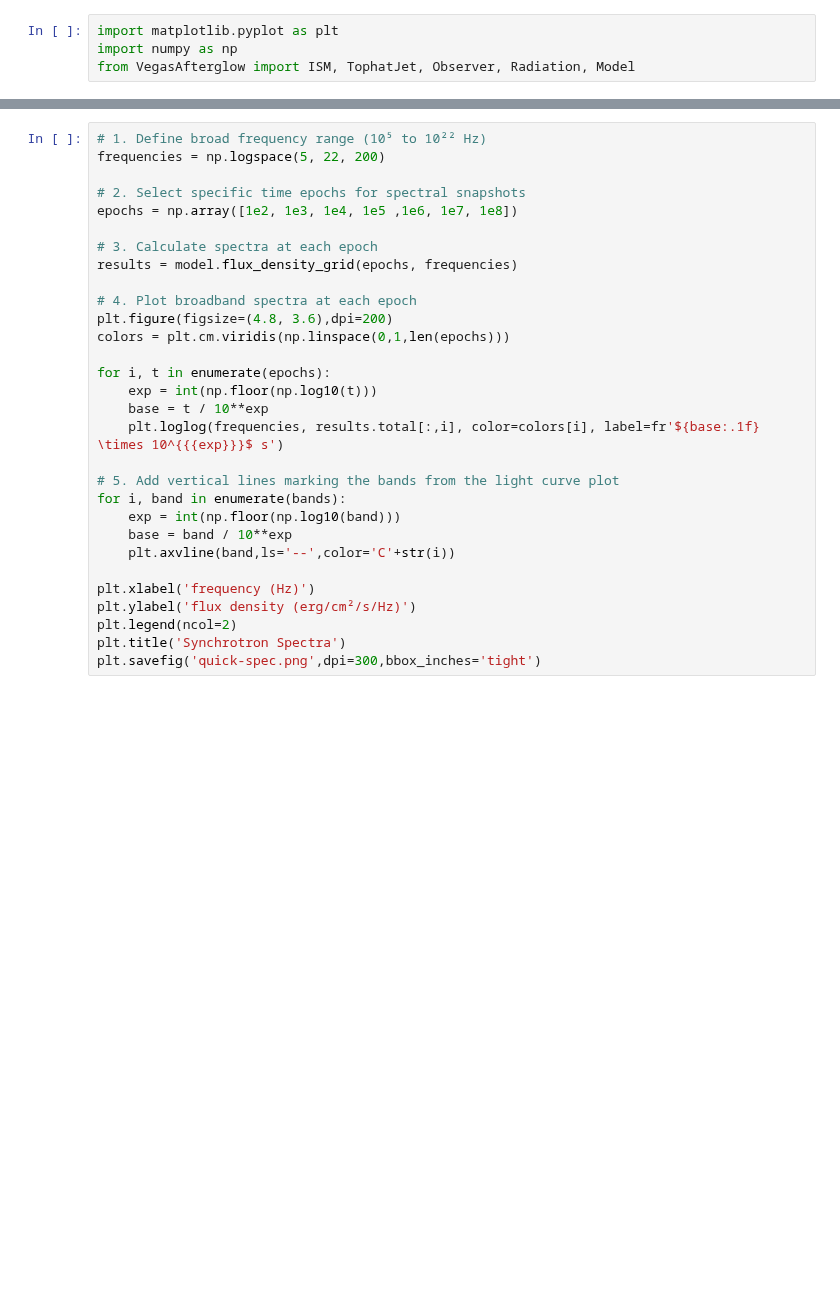
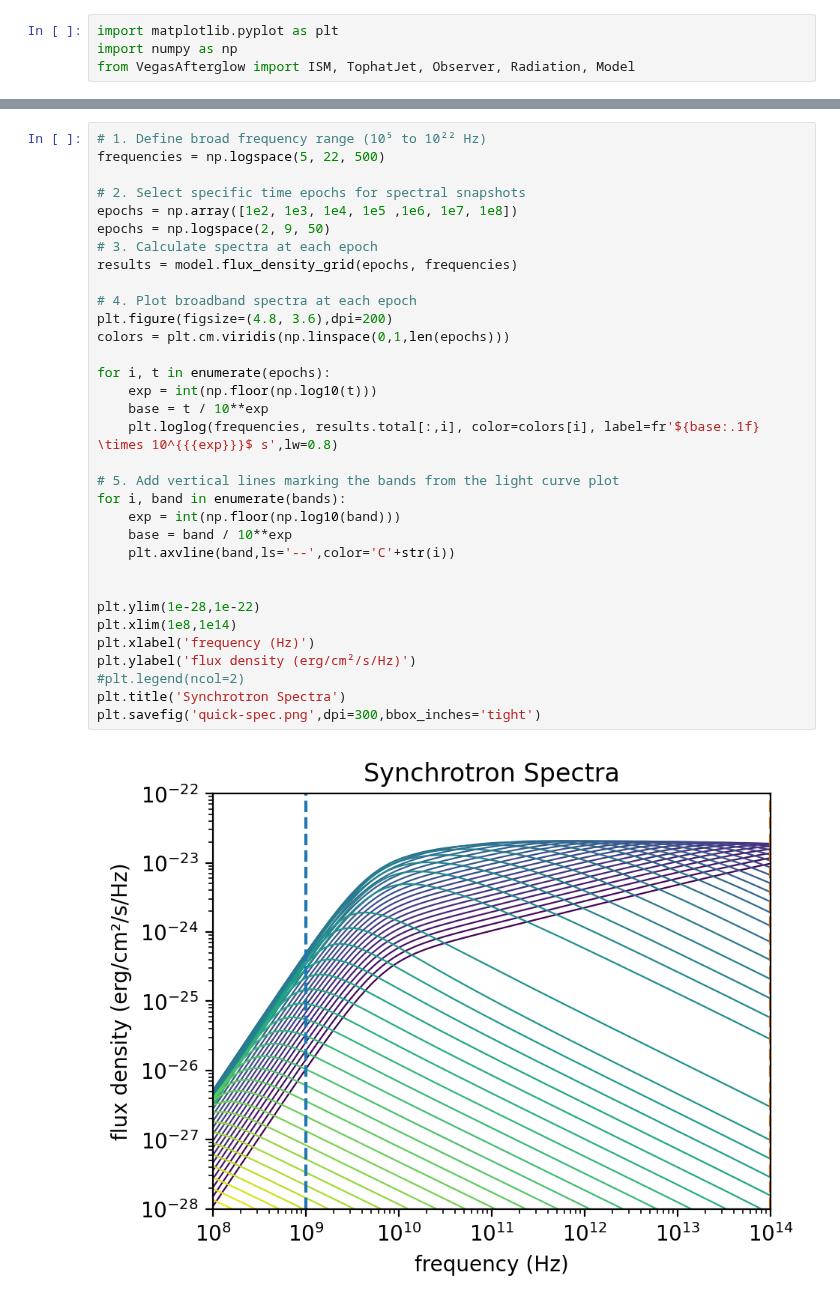
Before and after one commit to YihanWangAstro/VegasAfterglow, a Jupyter notebook: script/quick.ipynb, the cells around one changed output, grey strips where cells are left out. Cells and saved outputs as stored; diff of their text form; blank space fills up the shorter version.

```diff
--- a/script/quick.ipynb
+++ b/script/quick.ipynb
@@ -50,30 +52,35 @@ plt.savefig('quick-lc.png',dpi=300,bbox_inches='tight')
 # %%
 # 1. Define broad frequency range (10⁵ to 10²² Hz)
-frequencies = np.logspace(5, 22, 200)
+frequencies = np.logspace(5, 22, 500)
 
 # 2. Select specific time epochs for spectral snapshots
 epochs = np.array([1e2, 1e3, 1e4, 1e5 ,1e6, 1e7, 1e8])
-
+epochs = np.logspace(2, 9, 50)
 # 3. Calculate spectra at each epoch
 results = model.flux_density_grid(epochs, frequencies)
 
 # 4. Plot broadband spectra at each epoch
 plt.figure(figsize=(4.8, 3.6),dpi=200)
 colors = plt.cm.viridis(np.linspace(0,1,len(epochs)))
 
 for i, t in enumerate(epochs):
     exp = int(np.floor(np.log10(t)))
     base = t / 10**exp
-    plt.loglog(frequencies, results.total[:,i], color=colors[i], label=fr'${base:.1f} \times 10^{{{exp}}}$ s')
+    plt.loglog(frequencies, results.total[:,i], color=colors[i], label=fr'${base:.1f} \times 10^{{{exp}}}$ s',lw=0.8)
 
 # 5. Add vertical lines marking the bands from the light curve plot
 for i, band in enumerate(bands):
     exp = int(np.floor(np.log10(band)))
     base = band / 10**exp
     plt.axvline(band,ls='--',color='C'+str(i))
 
+
+plt.ylim(1e-28,1e-22)
+plt.xlim(1e8,1e14)
 plt.xlabel('frequency (Hz)')
 plt.ylabel('flux density (erg/cm²/s/Hz)')
-plt.legend(ncol=2)
+#plt.legend(ncol=2)
 plt.title('Synchrotron Spectra')
 plt.savefig('quick-spec.png',dpi=300,bbox_inches='tight')
+# %% [output]
+[figure, added]
```
Also changed, not shown: parts of 4 cells of this notebook, 3 other files.
